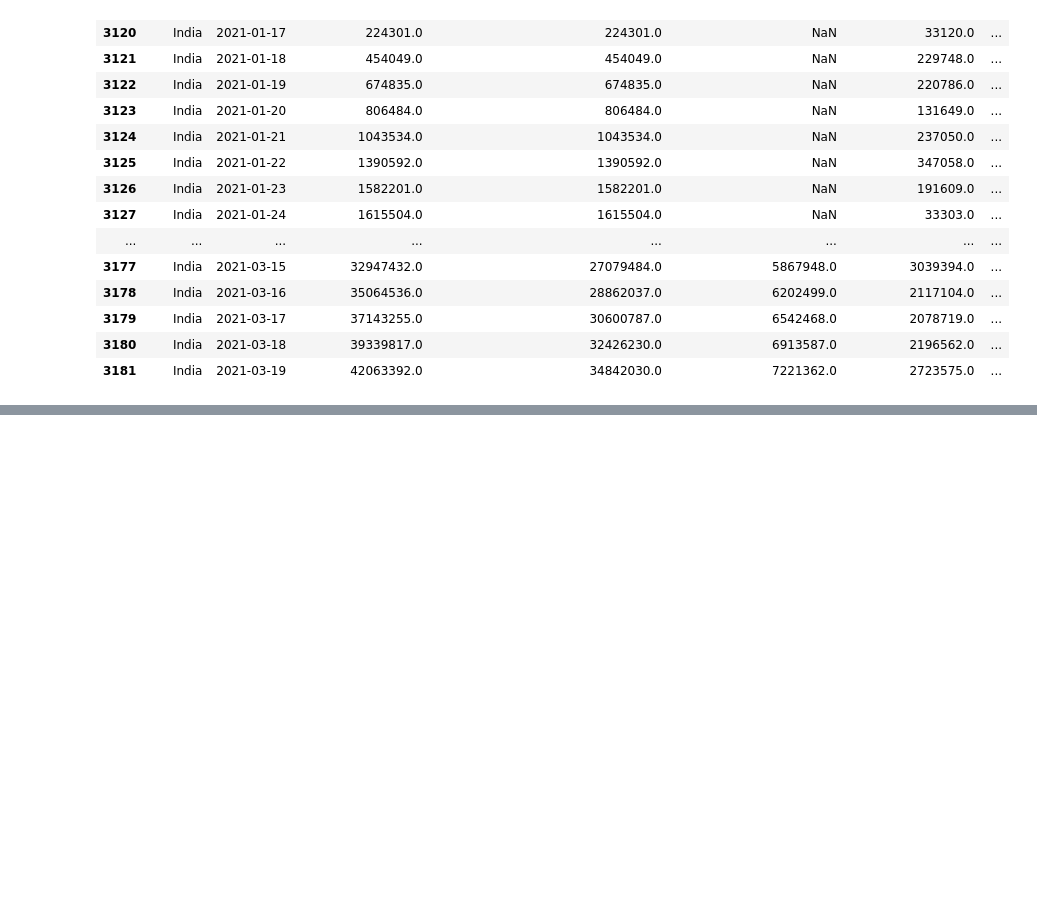
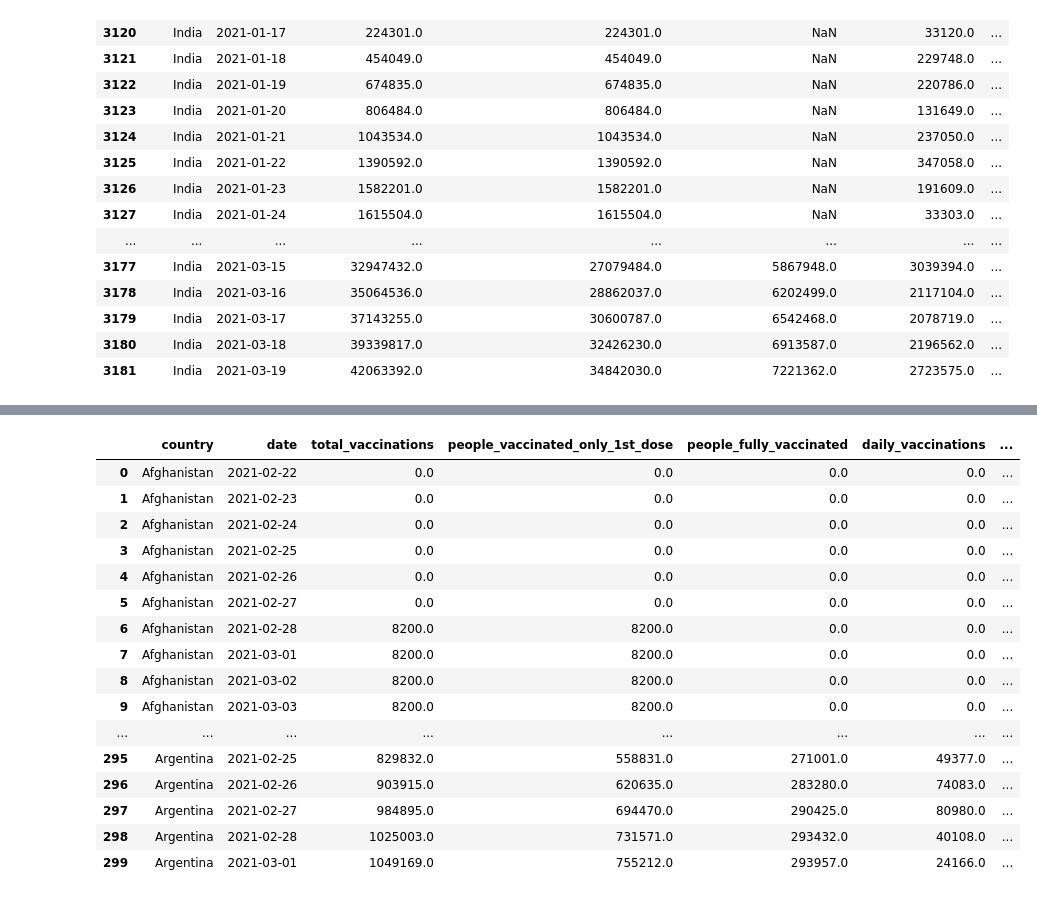
Before and after one commit to Dhruv-praju/COVID-19-Tracker, a Jupyter notebook: Vaccination analysis.ipynb, the cells around one changed output, grey strips where cells are left out. Cells and saved outputs as stored; diff of their text form; code cells hidden in the pictures; blank space fills up the shorter version.

```diff
--- a/Vaccination analysis.ipynb
+++ b/Vaccination analysis.ipynb
@@ -394,0 +447,2 @@ vac_data
+# %%
+vac_data.loc[:,'%_people_vaccinated':'%_people_vaccinated_only_1st_dose'] = vac_data.loc[:,'%_people_vaccinated':'%_people_vaccinated_only_1st_dose'].fillna(axis=1,method='ffill')
@@ -394,0 +453,2 @@ vac_data
+# %%
+vac_data['%_people_fully_vaccinated'] = vac_data['%_people_vaccinated'] - vac_data['%_people_vaccinated_only_1st_dose']
@@ -394,0 +459,20 @@ vac_data
+# %%
+vac_data.head(300)
+# %% [output]
+|  | country | date | total_vaccinations | people_vaccinated_only_1st_dose | people_fully_vaccinated | daily_vaccinations | ... |
+| 0 | Afghanistan | 2021-02-22 | 0.0 | 0.0 | 0.0 | 0.0 | ... |
+| 1 | Afghanistan | 2021-02-23 | 0.0 | 0.0 | 0.0 | 0.0 | ... |
+| 2 | Afghanistan | 2021-02-24 | 0.0 | 0.0 | 0.0 | 0.0 | ... |
+| 3 | Afghanistan | 2021-02-25 | 0.0 | 0.0 | 0.0 | 0.0 | ... |
+| 4 | Afghanistan | 2021-02-26 | 0.0 | 0.0 | 0.0 | 0.0 | ... |
+| 5 | Afghanistan | 2021-02-27 | 0.0 | 0.0 | 0.0 | 0.0 | ... |
+| 6 | Afghanistan | 2021-02-28 | 8200.0 | 8200.0 | 0.0 | 0.0 | ... |
+| 7 | Afghanistan | 2021-03-01 | 8200.0 | 8200.0 | 0.0 | 0.0 | ... |
+| 8 | Afghanistan | 2021-03-02 | 8200.0 | 8200.0 | 0.0 | 0.0 | ... |
+| 9 | Afghanistan | 2021-03-03 | 8200.0 | 8200.0 | 0.0 | 0.0 | ... |
+| ... | ... | ... | ... | ... | ... | ... | ... |
+| 295 | Argentina | 2021-02-25 | 829832.0 | 558831.0 | 271001.0 | 49377.0 | ... |
+| 296 | Argentina | 2021-02-26 | 903915.0 | 620635.0 | 283280.0 | 74083.0 | ... |
+| 297 | Argentina | 2021-02-27 | 984895.0 | 694470.0 | 290425.0 | 80980.0 | ... |
+| 298 | Argentina | 2021-02-28 | 1025003.0 | 731571.0 | 293432.0 | 40108.0 | ... |
+| 299 | Argentina | 2021-03-01 | 1049169.0 | 755212.0 | 293957.0 | 24166.0 | ... |
```
Also changed, not shown: parts of 53 cells of this notebook.
